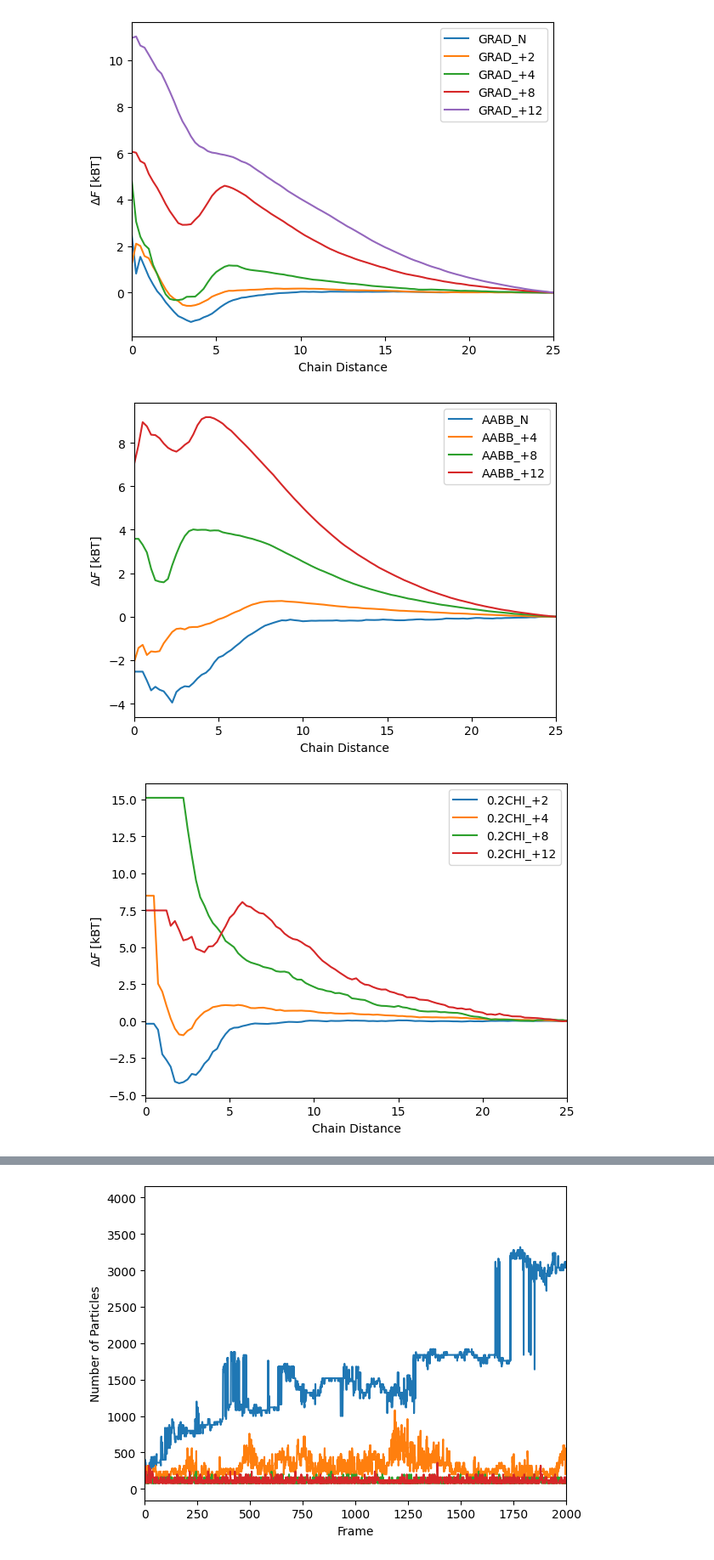
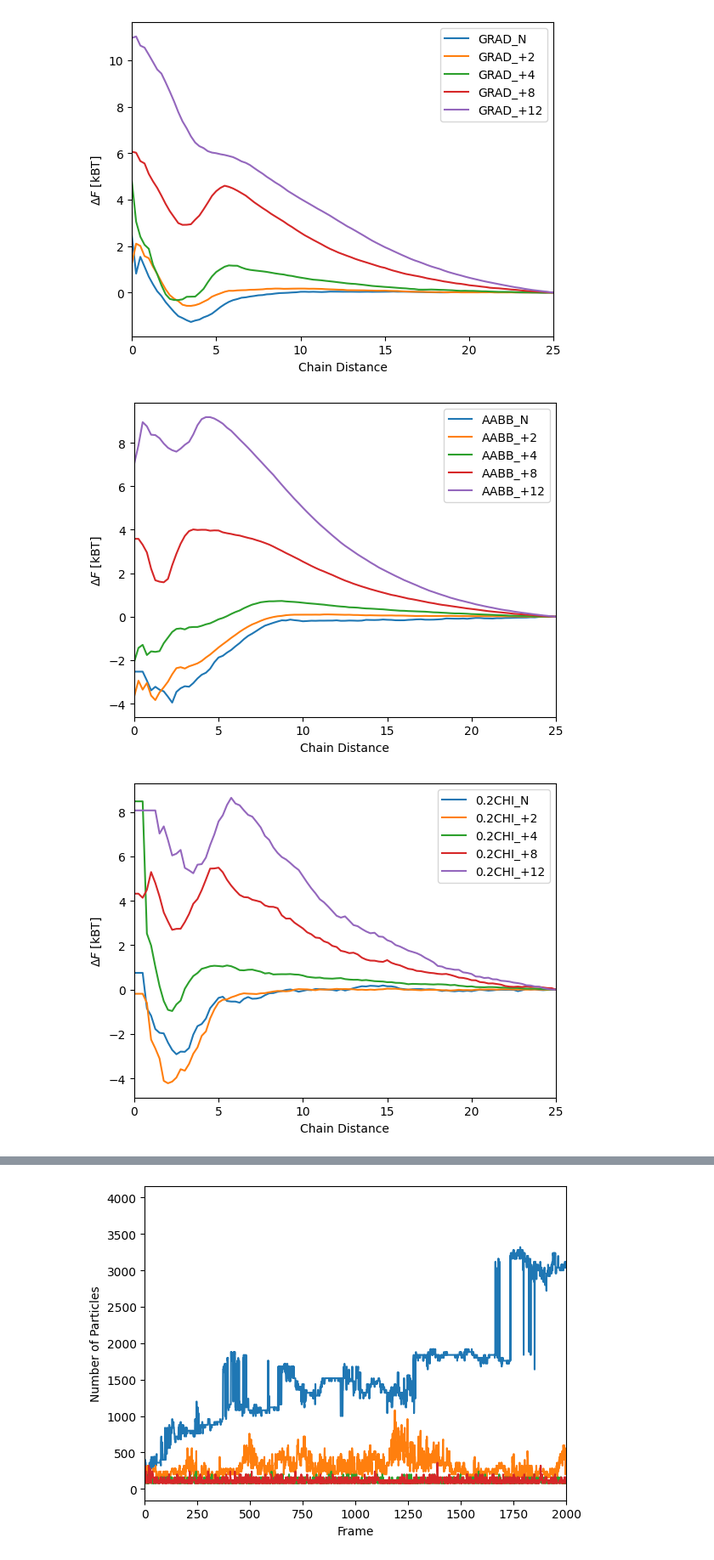
Before and after one commit to kelseyfu/Polyampholyte-SURF, a Jupyter notebook: analysis/pmf.ipynb, the cells around one changed output, grey strips where cells are left out. Shown at 85% size. Cells and saved outputs as stored; diff of their text form; code cells hidden in the pictures.

```diff
--- a/analysis/pmf.ipynb
+++ b/analysis/pmf.ipynb
@@ -92,9 +90,9 @@ for seq in sequences:
     data = np.loadtxt(f'../data/{tag}/prod.pmf', skiprows=3)
     plt.plot(data[:,0], data[:,1] - data[-1,1], label=f'{seq}_N')
 
-    # tag = f'poly_sequ_{seq}_N_+2_2_nchain_2_temp_1_pmf'
-    # data = np.loadtxt(f'../data/{tag}/prod.pmf', skiprows=3)
-    # plt.plot(data[:,0], data[:,1] - data[-1,1], label=f'{seq}_+2')
+    tag = f'poly_sequ_{seq}_N_+2_2_nchain_2_temp_1_pmf'
+    data = np.loadtxt(f'../data/{tag}/prod.pmf', skiprows=3)
+    plt.plot(data[:,0], data[:,1] - data[-1,1], label=f'{seq}_+2')
 
     tag = f'poly_sequ_{seq}_N_+4_2_nchain_2_temp_1_pmf'
     data = np.loadtxt(f'../data/{tag}/prod.pmf', skiprows=3)
@@ -117,7 +115,7 @@ plt.xlim(0,25)
 # Show the plot
 plt.show()
 # %% [output]
-[figure, old version]
+[figure, new version]
 # %%
 import numpy as np
 import matplotlib.pyplot as plt
@@ -131,37 +129,37 @@ plt.clf()
 # Plot data for each sequence
 for seq in sequences:
 
-    # tag = f'poly_sequ_{seq}_2_nchain_2_temp_1_pmf'
-    # data = np.loadtxt(f'../data/{tag}/prod.pmf', skiprows=3)
-    # plt.plot(data[:,0], data[:,1] - data[-1,1], label=f'{seq}_N')
+    tag = f'poly_sequ_{seq}_nchain_2_temp_1_pmf'
+    data = np.loadtxt(f'../data/{tag}/prod.pmf', skiprows=3)
+    plt.plot(data[:,0], data[:,1] - data[-1,1], label=f'{seq}_N')
 
     tag = f'poly_sequ_{seq}_+2_nchain_2_temp_1_pmf'
     data = np.loadtxt(f'../data/{tag}/prod.pmf', skiprows=3)
     plt.plot(data[:,0], data[:,1] - data[-1,1], label=f'{seq}_+2')
 
     tag = f'poly_sequ_{seq}_+4_nchain_2_temp_1_pmf'
     data = np.loadtxt(f'../data/{tag}/prod.pmf', skiprows=3)
     plt.plot(data[:,0], data[:,1] - data[-1,1], label=f'{seq}_+4')
 
     tag = f'poly_sequ_{seq}_+8_2_nchain_2_temp_1_pmf'
     data = np.loadtxt(f'../data/{tag}/prod.pmf', skiprows=3)
     plt.plot(data[:,0], data[:,1] - data[-1,1], label=f'{seq}_+8')
 
     tag = f'poly_sequ_{seq}_+12_2_nchain_2_temp_1_pmf'
     data = np.loadtxt(f'../data/{tag}/prod.pmf', skiprows=3)
     plt.plot(data[:,0], data[:,1] - data[-1,1], label=f'{seq}_+12')
 
 
 # Add labels and legend
 plt.xlabel('Chain Distance')
 plt.ylabel(r'$\Delta F$ [kBT]')
 plt.legend()
 plt.xlim(0,25)
 
 # Show the plot
 plt.show()
 # %% [output]
-[figure, old version]
+[figure, new version]
 # %%
 import numpy as np
 import matplotlib.pyplot as plt
```
Also changed, not shown: parts of 5 cells of this notebook, 6 other files.
